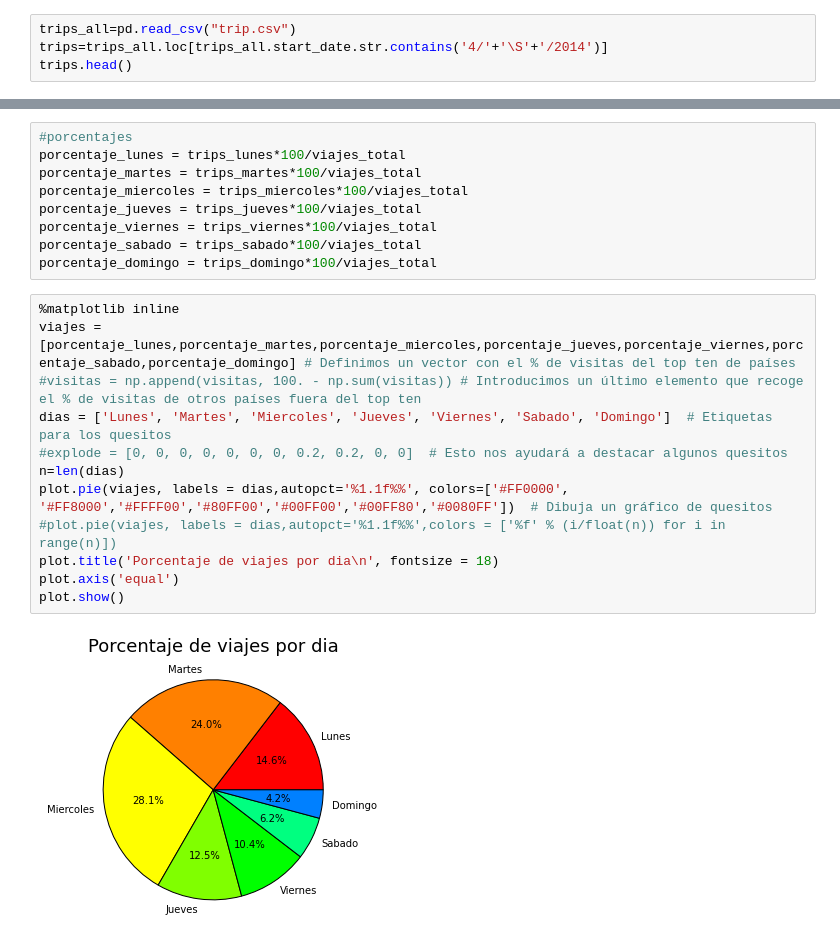
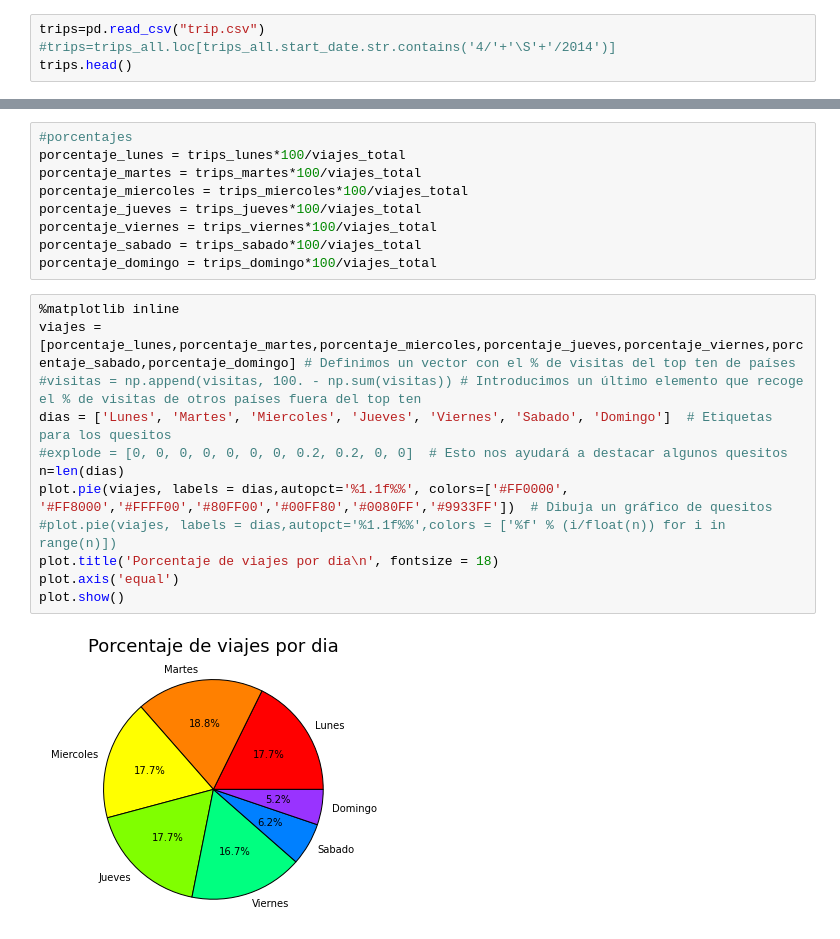
Before and after one commit to LeoCenturion/tp1_datos, a Jupyter notebook: Dia_de_mas_viajes.ipynb, the cells around one changed output, grey strips where cells are left out. Cells and saved outputs as stored; diff of their text form.

Commit message:
Cambio de color en el grafico de Dia_de_mas_viajes

```diff
--- a/Dia_de_mas_viajes.ipynb
+++ b/Dia_de_mas_viajes.ipynb
@@ -4,8 +4,8 @@ import matplotlib.pyplot as plot
 import pandas as pd
 import datetime as dt
 # %%
-trips_all=pd.read_csv("trip.csv")
-trips=trips_all.loc[trips_all.start_date.str.contains('4/'+'\S'+'/2014')]
+trips=pd.read_csv("trip.csv")
+#trips=trips_all.loc[trips_all.start_date.str.contains('4/'+'\S'+'/2014')]
 trips.head()
 # %% [output]
 |  | id | duration | start_date | start_station_name | start_station_id | end_date | end_station_name | ... |
@@ -57,14 +47,14 @@ porcentaje_domingo = trips_domingo*100/viajes_total
 # %%
 %matplotlib inline
 viajes = [porcentaje_lunes,porcentaje_martes,porcentaje_miercoles,porcentaje_jueves,porcentaje_viernes,porcentaje_sabado,porcentaje_domingo] # Definimos un vector con el % de visitas del top ten de países
 #visitas = np.append(visitas, 100. - np.sum(visitas)) # Introducimos un último elemento que recoge el % de visitas de otros países fuera del top ten
 dias = ['Lunes', 'Martes', 'Miercoles', 'Jueves', 'Viernes', 'Sabado', 'Domingo']  # Etiquetas para los quesitos
 #explode = [0, 0, 0, 0, 0, 0, 0, 0.2, 0.2, 0, 0]  # Esto nos ayudará a destacar algunos quesitos
 n=len(dias)
-plot.pie(viajes, labels = dias,autopct='%1.1f%%', colors=['#FF0000', '#FF8000','#FFFF00','#80FF00','#00FF00','#00FF80','#0080FF'])  # Dibuja un gráfico de quesitos
+plot.pie(viajes, labels = dias,autopct='%1.1f%%', colors=['#FF0000', '#FF8000','#FFFF00','#80FF00','#00FF80','#0080FF','#9933FF'])  # Dibuja un gráfico de quesitos
 #plot.pie(viajes, labels = dias,autopct='%1.1f%%',colors = ['%f' % (i/float(n)) for i in range(n)])
 plot.title('Porcentaje de viajes por dia\n', fontsize = 18)
 plot.axis('equal')
 plot.show()
 # %% [output]
-[figure, old version]
+[figure, new version]
```
Also changed, not shown: parts of 2 cells of this notebook.
